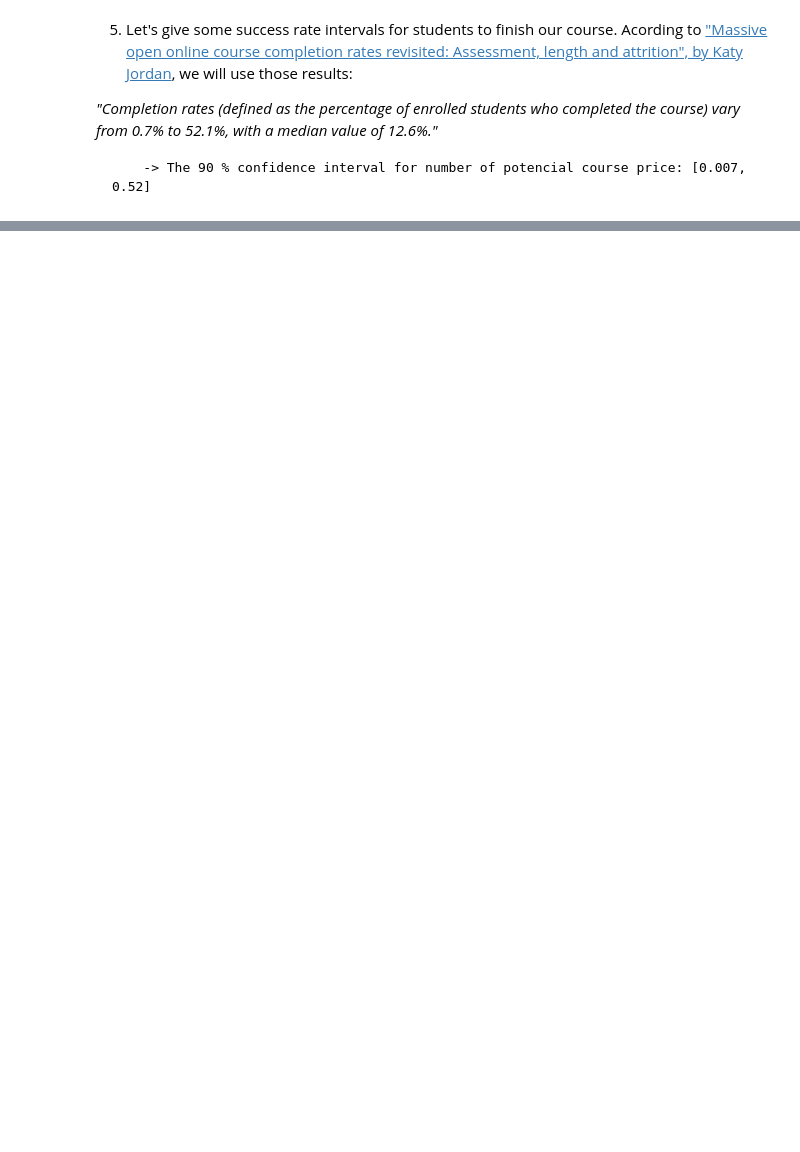
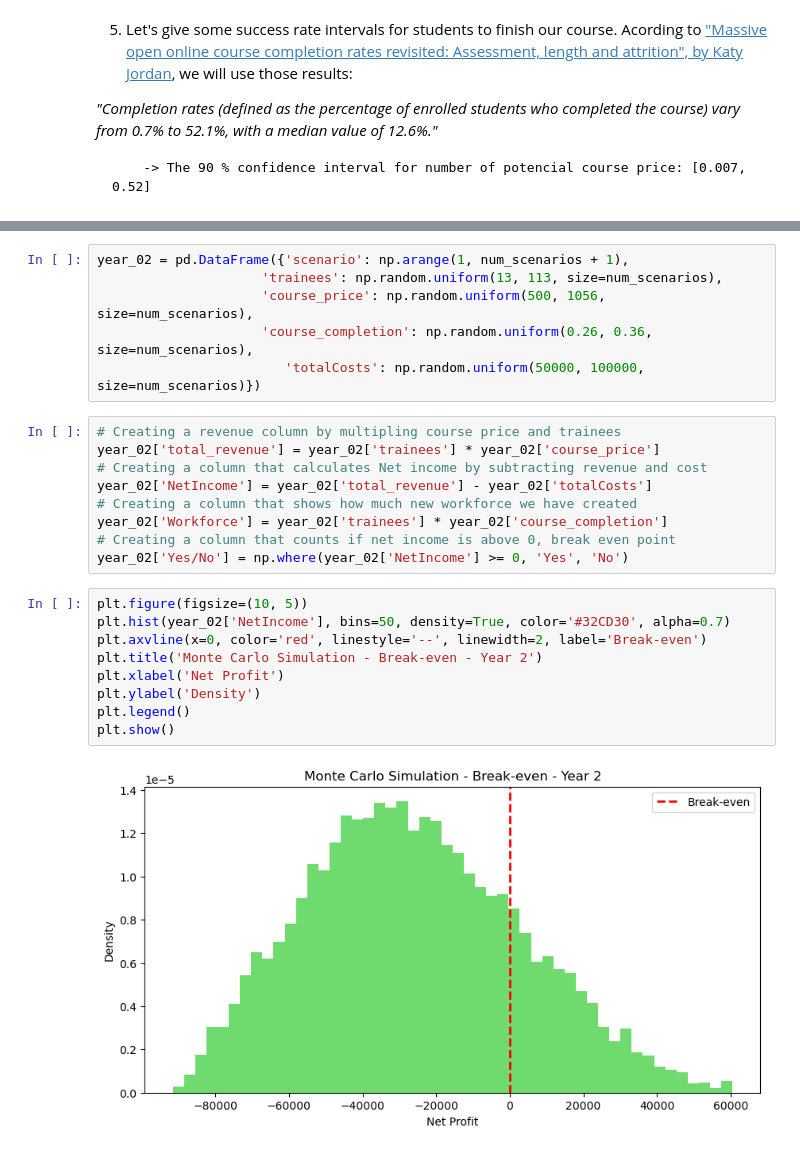
Before and after one commit to VasilTsenkov/Sofia-University-Coursework-Repository, a Jupyter notebook: PlanningStartupCompany/MonteCarloSimulationStartup.ipynb, the cells around one changed output, grey strips where cells are left out. Drawn from its saved outputs; the diff is of its cells as text; blank space fills up the shorter version.

```diff
--- a/PlanningStartupCompany/MonteCarloSimulationStartup.ipynb
+++ b/PlanningStartupCompany/MonteCarloSimulationStartup.ipynb
@@ -28,0 +157,26 @@
+# %%
+year_02 = pd.DataFrame({'scenario': np.arange(1, num_scenarios + 1),
+                     'trainees': np.random.uniform(13, 113, size=num_scenarios),
+                     'course_price': np.random.uniform(500, 1056, size=num_scenarios),
+                     'course_completion': np.random.uniform(0.26, 0.36, size=num_scenarios),
+                        'totalCosts': np.random.uniform(50000, 100000, size=num_scenarios)})
+# %%
+# Creating a revenue column by multipling course price and trainees
+year_02['total_revenue'] = year_02['trainees'] * year_02['course_price']
+# Creating a column that calculates Net income by subtracting revenue and cost
+year_02['NetIncome'] = year_02['total_revenue'] - year_02['totalCosts']
+# Creating a column that shows how much new workforce we have created
+year_02['Workforce'] = year_02['trainees'] * year_02['course_completion']
+# Creating a column that counts if net income is above 0, break even point
+year_02['Yes/No'] = np.where(year_02['NetIncome'] >= 0, 'Yes', 'No')
+# %%
+plt.figure(figsize=(10, 5))
+plt.hist(year_02['NetIncome'], bins=50, density=True, color='#32CD30', alpha=0.7)
+plt.axvline(x=0, color='red', linestyle='--', linewidth=2, label='Break-even')
+plt.title('Monte Carlo Simulation - Break-even - Year 2')
+plt.xlabel('Net Profit')
+plt.ylabel('Density')
+plt.legend()
+plt.show()
+# %% [output]
+[figure, added]
```
Also changed, not shown: parts of 37 cells of this notebook, 1 other file.
